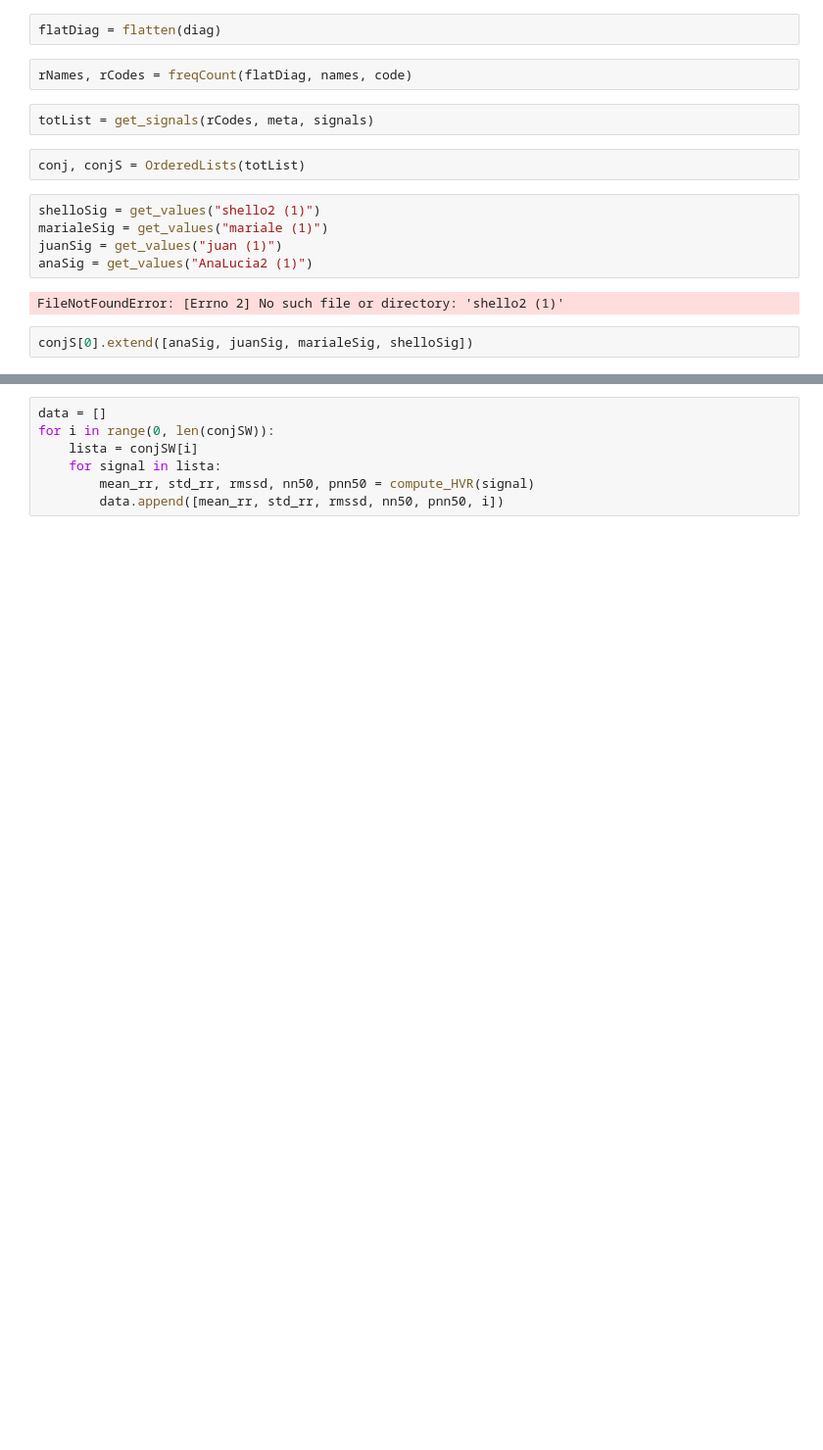
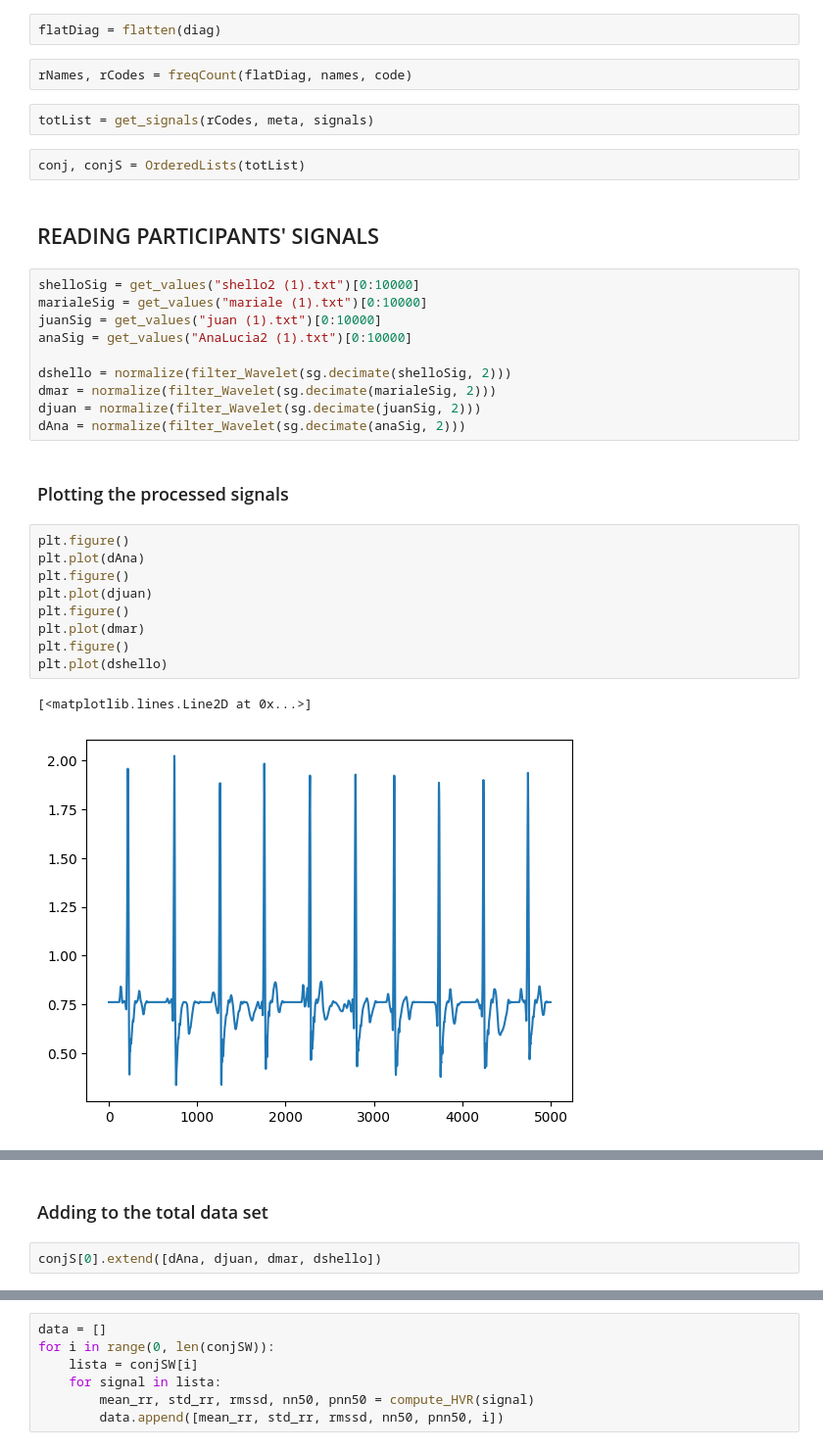
Before and after one commit to Firestorm12344/ISB-Grupo4, a Jupyter notebook: Proyecto/Código/Signal_Processing - v2.ipynb, the cells around one changed output, grey strips where cells are left out. Shown: that part at 98% size. Drawn from its saved outputs; the diff is of its cells as text; blank space fills up the shorter version.

```diff
--- a/Proyecto/Código/Signal_Processing - v2.ipynb
+++ b/Proyecto/Código/Signal_Processing - v2.ipynb
@@ -170,12 +163,29 @@ rNames, rCodes = freqCount(flatDiag, names, code)
 totList = get_signals(rCodes, meta, signals)
 # %%
 conj, conjS = OrderedLists(totList)
-# %%
-shelloSig = get_values("shello2 (1)")
-marialeSig = get_values("mariale (1)")
-juanSig = get_values("juan (1)")
-anaSig = get_values("AnaLucia2 (1)")
-# %% [output]
-FileNotFoundError: [Errno 2] No such file or directory: 'shello2 (1)'
-# %%
-conjS[0].extend([anaSig, juanSig, marialeSig, shelloSig])
+# %% [markdown]
+## READING PARTICIPANTS' SIGNALS
+# %%
+shelloSig = get_values("shello2 (1).txt")[0:10000]
+marialeSig = get_values("mariale (1).txt")[0:10000]
+juanSig = get_values("juan (1).txt")[0:10000]
+anaSig = get_values("AnaLucia2 (1).txt")[0:10000]
+
+dshello = normalize(filter_Wavelet(sg.decimate(shelloSig, 2)))
+dmar = normalize(filter_Wavelet(sg.decimate(marialeSig, 2)))
+djuan = normalize(filter_Wavelet(sg.decimate(juanSig, 2)))
+dAna = normalize(filter_Wavelet(sg.decimate(anaSig, 2)))
+# %% [markdown]
+### Plotting the processed signals
+# %%
+plt.figure()
+plt.plot(dAna)
+plt.figure()
+plt.plot(djuan)
+plt.figure()
+plt.plot(dmar)
+plt.figure()
+plt.plot(dshello)
+# %% [output]
+[<matplotlib.lines.Line2D at 0x...>]
+[figure, added]
@@ -182 +195,5 @@ conjS[0].extend([anaSig, juanSig, marialeSig, shelloSig])
+# %% [markdown]
+### Adding to the total data set
+# %%
+conjS[0].extend([dAna, djuan, dmar, dshello])
 # %%
```
Also changed, not shown: parts of 15 cells of this notebook.
